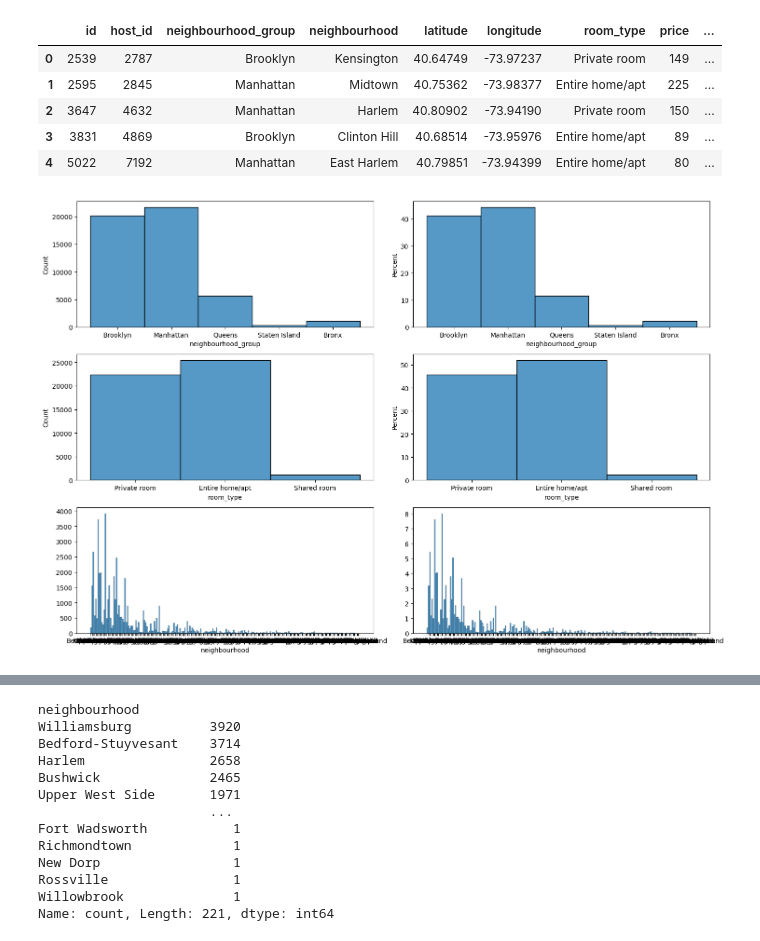
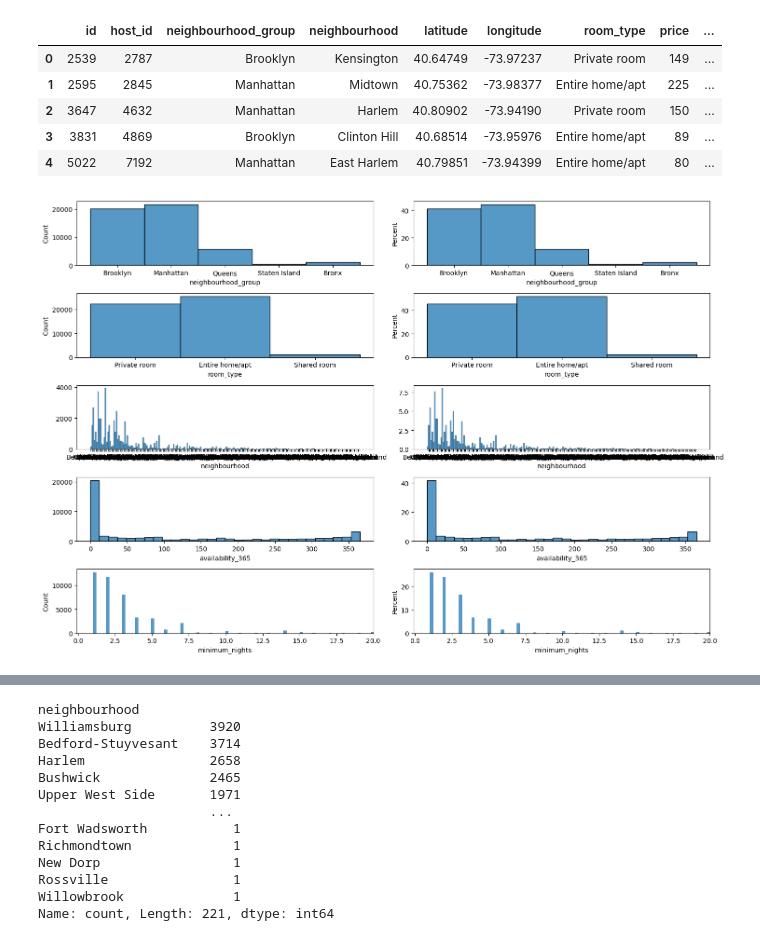
Before and after one commit to amalia1501/machine-learning-python-template, a Jupyter notebook: src/explore.ipynb, the cells around one changed output, grey strips where cells are left out. Cells and saved outputs as stored; diff of their text form; code cells hidden in the pictures.

```diff
--- a/src/explore.ipynb
+++ b/src/explore.ipynb
@@ -100,21 +100,25 @@ data.head()
 import matplotlib.pyplot as plt
 import seaborn as sns
 # %%
-fig, axis = plt.subplots(3, 2, figsize = (15, 10))
+fig, axis = plt.subplots(5, 2, figsize = (15, 10))
 
 # Crear un histograma múltiple
 sns.histplot(ax = axis[0, 0], data = data, x = "neighbourhood_group")
 sns.histplot(ax = axis[0, 1], data = data, x = "neighbourhood_group", stat="percent")
 sns.histplot(ax = axis[1, 0], data = data, x = "room_type")
 sns.histplot(ax = axis[1, 1], data = data, x = "room_type", stat="percent")
 sns.histplot(ax = axis[2, 0], data = data, x = "neighbourhood").set(ylabel = None)
 sns.histplot(ax = axis[2, 1], data = data, x = "neighbourhood", stat="percent").set(ylabel = None)
+sns.histplot(ax = axis[3, 0], data = data, x = "availability_365").set(ylabel = None)
+sns.histplot(ax = axis[3, 1], data = data, x = "availability_365", stat="percent").set(ylabel = None)
+sns.histplot(ax = axis[4, 0], data = data, x = "minimum_nights").set_xlim(-0.1, 20)
+sns.histplot(ax = axis[4, 1], data = data, x = "minimum_nights", stat="percent").set_xlim(-0.1, 20)
 
 
 # Ajustar el layout
 plt.tight_layout()
 
 # Mostrar el plot
 plt.show()
 # %% [output]
-[figure, old version]
+[figure, new version]
```
Also changed, not shown: parts of 3 cells of this notebook.
